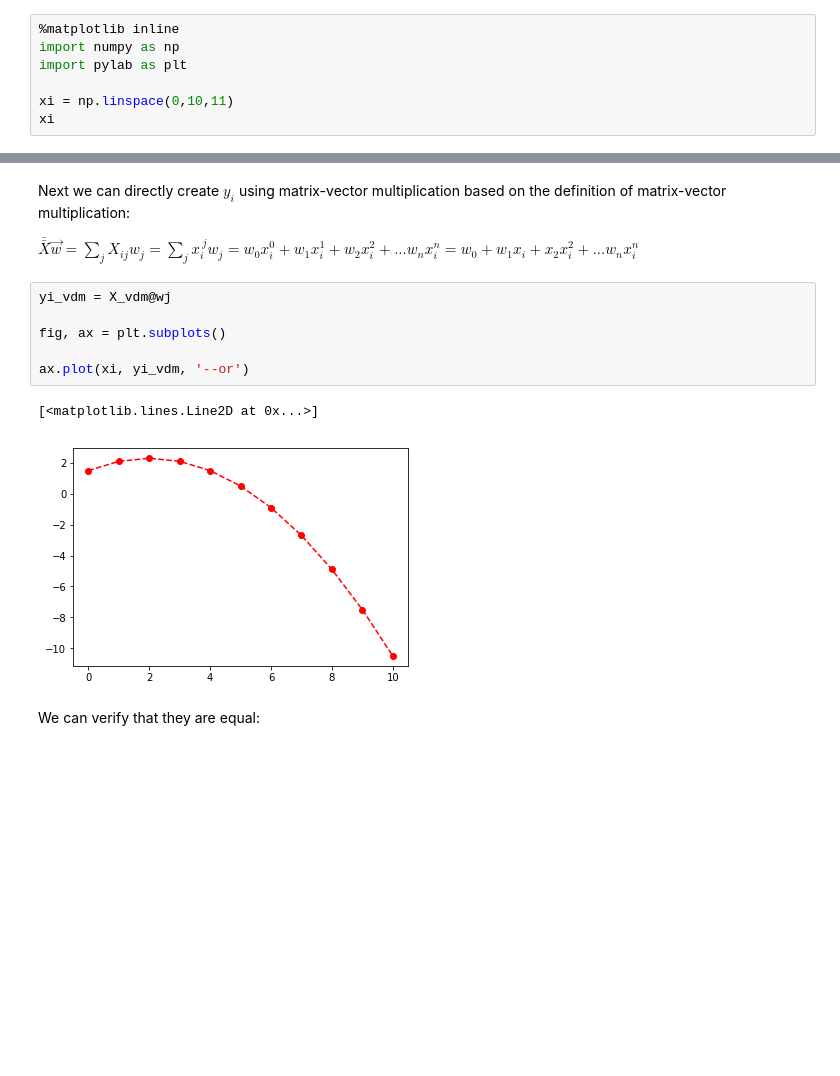
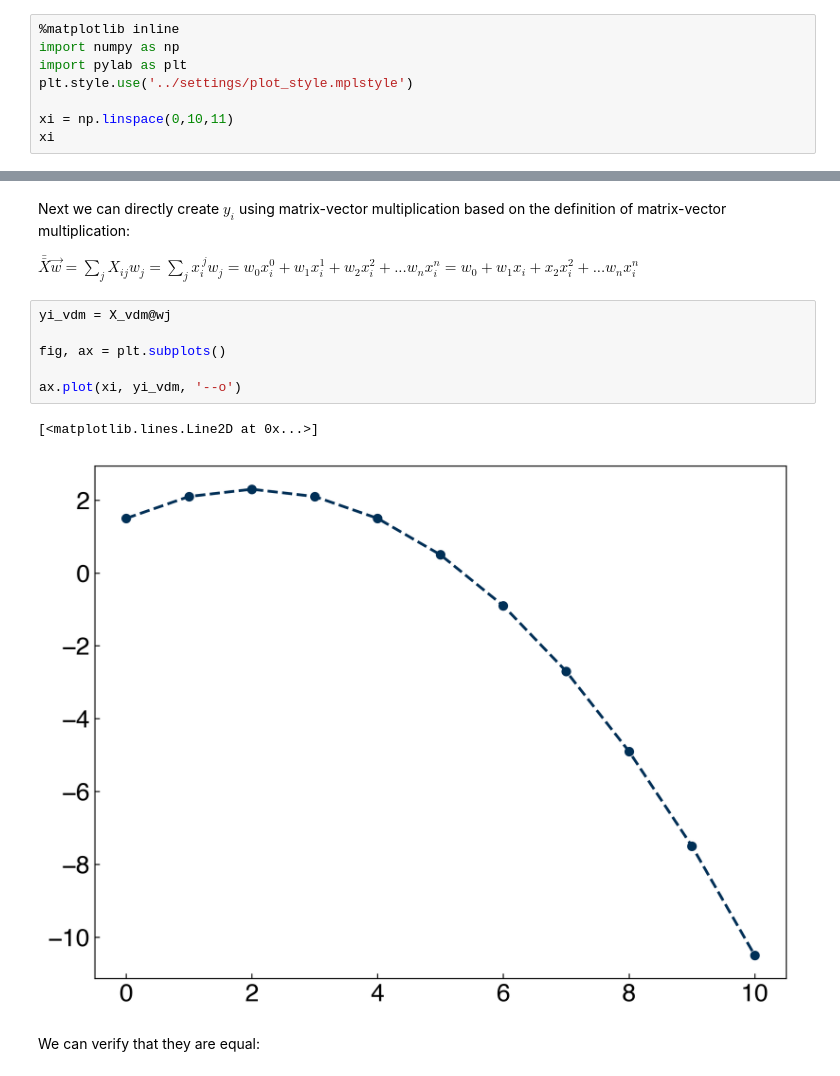
Before and after one commit to medford-group/data_analytics_ChE, a Jupyter notebook: 1-numerical_methods/Topic2-Linear_Algebra.ipynb, the cells around one changed output, grey strips where cells are left out. Saved outputs shown, nothing was run; the diff lists cells and outputs as text; blank space fills up the shorter version.

```diff
--- a/1-numerical_methods/Topic2-Linear_Algebra.ipynb
+++ b/1-numerical_methods/Topic2-Linear_Algebra.ipynb
@@ -37,6 +37,7 @@ First, we can use `numpy` to create a vector $x_i$:
 %matplotlib inline
 import numpy as np
 import pylab as plt
+plt.style.use('../settings/plot_style.mplstyle')
 
 xi = np.linspace(0,10,11)
 xi
@@ -107,12 +108,12 @@ $\bar{\bar{X}}\vec{w} = \sum_j X_{ij}w_j = \sum_j x_i^{\:j} w_j = w_0x_i^0 + w_1
 # %%
 yi_vdm = X_vdm@wj
 
 fig, ax = plt.subplots()
 
-ax.plot(xi, yi_vdm, '--or')
+ax.plot(xi, yi_vdm, '--o')
 # %% [output]
 [<matplotlib.lines.Line2D at 0x...>]
-[figure, old version]
+[figure, new version]
 # %% [markdown]
 We can verify that they are equal:
 # %%
```
Also changed, not shown: parts of 3 cells of this notebook, 4 other files.
